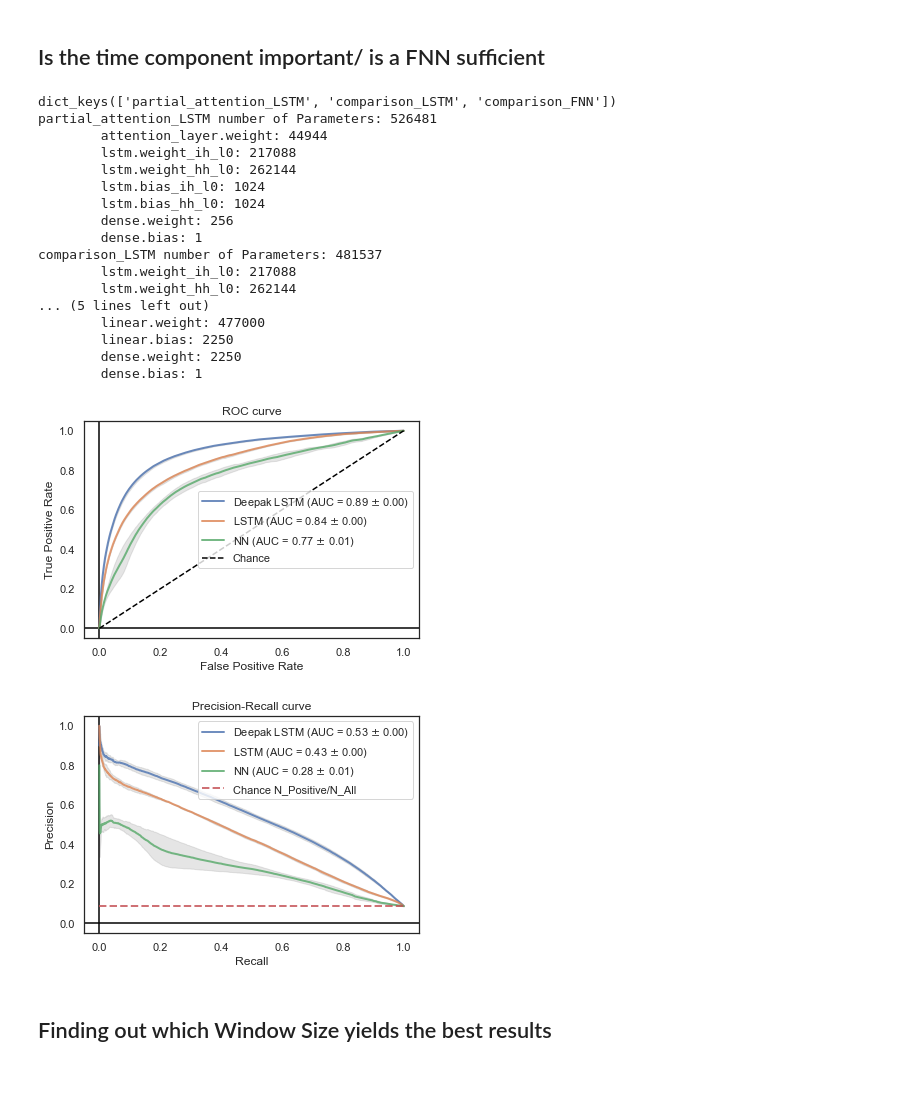
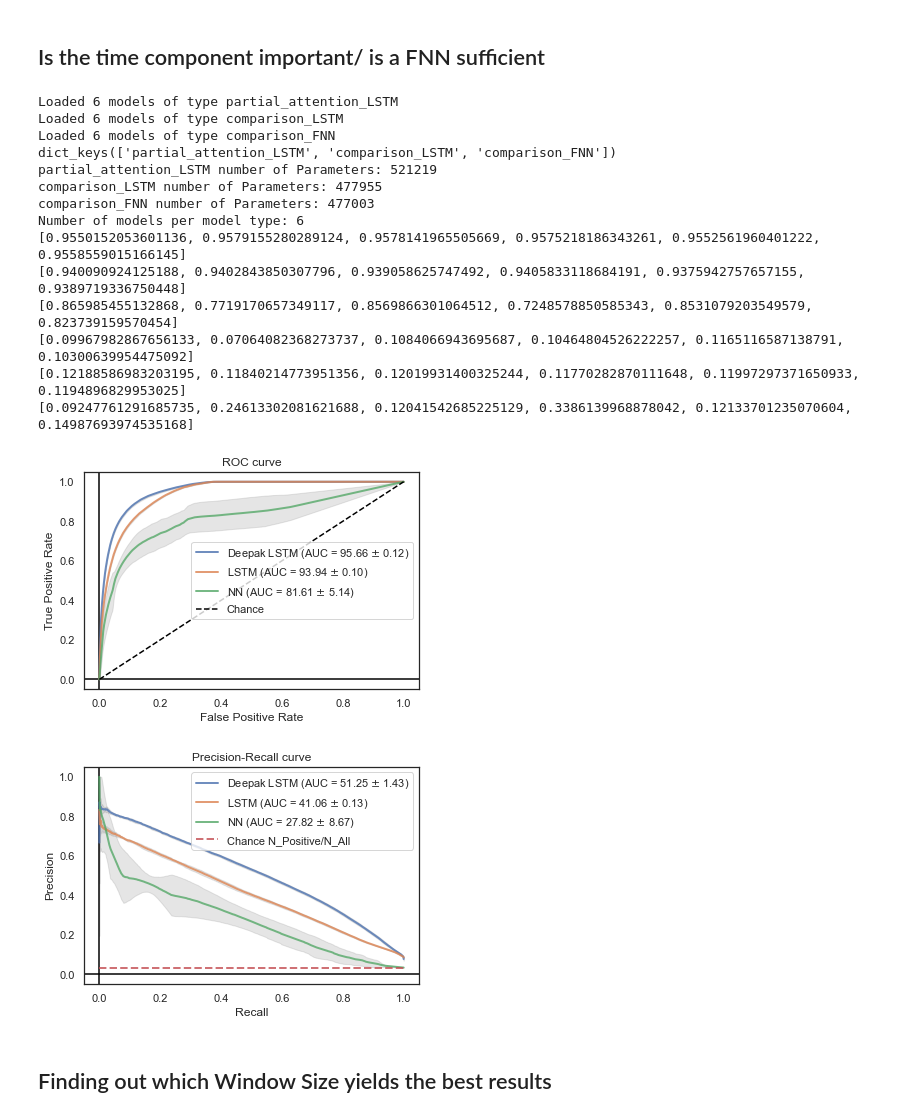
Before and after one commit to moskast/mimic_model, a Jupyter notebook: test.ipynb, the cells around one changed output. Drawn from its saved outputs; the diff is of its cells as text; code cells hidden in the pictures; blank space fills up the shorter version.

```diff
--- a/test.ipynb
+++ b/test.ipynb
@@ -66,13 +67,16 @@ elif target == 'VANCOMYCIN':
 def load_pickle_file(file_name, target, folder):
     return load_pickle(get_pickle_file_path(file_name, target, folder))
 
-def get_model_name(model_type, mimic_version, target, time_step_id, seed):
-    return f'{model_type}_{mimic_version}_{target}_{time_step_id}_{seed}'
+def get_model_name(model_type, mimic_version, target, time_step_id, seed, fold=None):
+    model_name = f'{model_type}_{mimic_version}_{target}_{time_step_id}_{seed}'
+    if fold is not None:
+        model_name += f'_{fold}'
+    return model_name
 
 def load_model(model_name):
     return return_loaded_model(model_name).cpu()
 
-def get_model_dict(model_type, mimic_version, target, time_step_id, seeds):
+def get_model_dict(model_type, mimic_version, target, time_step_id, seeds, n_folds=5):
     model_dict = dict()
 
     for model_type in model_types:
@@ -82,7 +86,12 @@ def get_model_dict(model_type, mimic_version, target, time_step_id, seeds):
             model = load_model(model_name)
             model.eval()
             model_dict[model_type].append(model)
-
+            for fold in range(n_folds):
+                model_name = get_model_name(model_type, mimic_version, target, time_step_id, seed, fold)
+                model = load_model(model_name)
+                model.eval()
+                model_dict[model_type].append(model)
+        print(f'Loaded {len(model_dict[model_type])} models of type {model_type}')
     return model_dict
 
 def get_pickle_dict(file_name, seeds, mimic_version, target, time_step_id):
@@ -95,15 +104,15 @@ def get_pickle_dict(file_name, seeds, mimic_version, target, time_step_id):
 
     return data_dict
 
-def print_param_count(model_dict):
+def print_param_count(model_dict, count_per_layer=False):
     for model_type in model_dict.keys():
         model = model_dict[model_type][0]
 
         num_param = sum(p.numel() for p in model.parameters() if p.requires_grad)
         print(f'{model_type} number of Parameters: {num_param}')
-
-        for name, p in model.named_parameters():
-            if p.requires_grad:
-                print(f'\t{name}: {p.numel()}')
+        if count_per_layer:
+            for name, p in model.named_parameters():
+                if p.requires_grad:
+                    print(f'\t{name}: {p.numel()}')
 # %%
 def plot_data_distribution(mimic_version, time_step_id, seeds, target, save_fig = True):
@@ -212,10 +217,12 @@ def get_prediction_dict(model_dict, input_data_dict):
     with torch.no_grad():
         for model_type in model_dict.keys():
             prediction_dict[model_type] = []
-            for model, input_data in zip(model_dict[model_type], inputs):
+            n_models = len(model_dict[model_type])
+            for model, input_data in zip(model_dict[model_type], inputs * n_models):
                 X_tensor = torch.tensor(input_data, dtype=torch.float).clone().detach()
                 prediction = model(X_tensor)
-                prediction_dict[model_type].append(prediction.detach().numpy())
+                prediction_dict[model_type].append(torch.stack(prediction, dim=2)[:,:,:,0].detach().numpy())
+    print(f'Number of models/predictions per model type: {len(prediction_dict[model_type])}')
     return prediction_dict
 
 def plot_curves(predictions, plot_roc, target_dict, mask_dict, labels, save_fig=True):
@@ -230,7 +237,8 @@ def plot_curves(predictions, plot_roc, target_dict, mask_dict, labels, save_fig=
     for model_type, label in zip(predictions.keys(), labels):
         y_value_list = []
         auc_list = []
-        for prediction, y, mask in zip(predictions[model_type], targets, masks):
+        n_entries = len(predictions[model_type])
+        for prediction, y, mask in zip(predictions[model_type], targets * n_entries, masks * n_entries):
             y = y[~mask]
             if plot_roc:
                 x_values, y_values, thresholds = roc_curve(y, prediction[~mask])
@@ -242,10 +250,12 @@ def plot_curves(predictions, plot_roc, target_dict, mask_dict, labels, save_fig=
             area_uc = auc(x_values, y_values)
             auc_list.append(area_uc)
 
+        print(f'AUCs: {auc_list}')
         mean_y = np.mean(y_value_list, axis=0)
         mean_auc = auc(mean_x, mean_y)
         std_auc = np.std(auc_list)
-        plt.plot(mean_x, mean_y, lw=2, alpha=.8, label=label + r' (AUC = %0.2f $\pm$ %0.2f)' % (mean_auc, std_auc))
+        plt.plot(mean_x, mean_y, lw=2, alpha=.8,
+                 label=label + r' (AUC = %0.2f $\pm$ %0.2f)' % (mean_auc * 100, std_auc * 100))
 
         std_y = np.std(y_value_list, axis=0)
         upper_y = np.minimum(mean_y + std_y, 1)
@@ -264,54 +274,50 @@ def plot_curves(predictions, plot_roc, target_dict, mask_dict, labels, save_fig=
         chance = len(y[y==1])/len(y)
         plt.plot([0, 1], [chance, chance], linestyle='--', lw=2, color='r', label='Chance N_Positive/N_All', alpha=.8)
     plt.xlabel(xlabel)
     plt.ylabel(ylabel)
     plt.title(title)
     plt.legend(loc="best")
     if save_fig:
         plt.savefig(f'{figure_dir}/{target}_{title}.{figure_format}',
                     format=figure_format, dpi=300, facecolor='white', transparent=True, bbox_inches='tight')
     else:
         plt.show()
 
 def compare_NN_RNN(model_types, mimic_version, target, time_step_id, seeds):
     model_dict_time = get_model_dict(model_types, mimic_version, target, time_step_id, seeds)
     print(model_dict_time.keys())
-    print_param_count(model_dict_time)
+    print_param_count(model_dict_time, False)
 
     input_data_dict = get_pickle_dict("test_data", seeds, mimic_version, target, time_step_id)
     predictions = get_prediction_dict(model_dict_time, input_data_dict)
     del input_data_dict
 
     target_dict = get_pickle_dict("test_targets", seeds, mimic_version, target, time_step_id)
     mask_dict = get_pickle_dict("test_targets_mask", seeds, mimic_version, target, time_step_id)
     plot_labels = ["Deepak LSTM", "LSTM", "NN"]
     plot_curves(predictions, True, target_dict, mask_dict, plot_labels)
     plot_curves(predictions, False, target_dict, mask_dict, plot_labels)
 
 
-
 model_types = ['partial_attention_LSTM', 'comparison_LSTM', 'comparison_FNN']
-compare_NN_RNN(model_types, mimic_version, target, time_step_id, seeds)
+compare_NN_RNN(model_types, mimic_version, targets, time_step_id, seeds)
 # %% [output]
+Loaded 6 models of type partial_attention_LSTM
+Loaded 6 models of type comparison_LSTM
+Loaded 6 models of type comparison_FNN
 dict_keys(['partial_attention_LSTM', 'comparison_LSTM', 'comparison_FNN'])
-partial_attention_LSTM number of Parameters: 526481
-        attention_layer.weight: 44944
-        lstm.weight_ih_l0: 217088
-        lstm.weight_hh_l0: 262144
-        lstm.bias_ih_l0: 1024
-        lstm.bias_hh_l0: 1024
-        dense.weight: 256
-        dense.bias: 1
-comparison_LSTM number of Parameters: 481537
-        lstm.weight_ih_l0: 217088
-        lstm.weight_hh_l0: 262144
-... (5 lines left out)
-        linear.weight: 477000
-        linear.bias: 2250
-        dense.weight: 2250
-        dense.bias: 1
+partial_attention_LSTM number of Parameters: 521219
+comparison_LSTM number of Parameters: 477955
+comparison_FNN number of Parameters: 477003
+Number of models per model type: 6
+[0.9550152053601136, 0.9579155280289124, 0.9578141965505669, 0.9575218186343261, 0.9552561960401222, 0.9558559015166145]
+[0.940090924125188, 0.9402843850307796, 0.939058625747492, 0.9405833118684191, 0.9375942757657155, 0.9389719336750448]
+[0.865985455132868, 0.7719170657349117, 0.8569866301064512, 0.7248578850585343, 0.8531079203549579, 0.823739159570454]
+[0.09967982867656133, 0.07064082368273737, 0.1084066943695687, 0.10464804526222257, 0.1165116587138791, 0.10300639954475092]
+[0.12188586983203195, 0.11840214773951356, 0.12019931400325244, 0.11770282870111648, 0.11997297371650933, 0.1194896829953025]
+[0.09247761291685735, 0.24613302081621688, 0.12041542685225129, 0.3386139968878042, 0.12133701235070604, 0.14987693974535168]
-[figure, old version]
+[figure, new version]
-[figure, old version]
+[figure, new version]
 # %% [markdown]
 ## Finding out which Window Size yields the best results
 # %%
```
Also changed, not shown: parts of 7 cells of this notebook, 4 other files.
